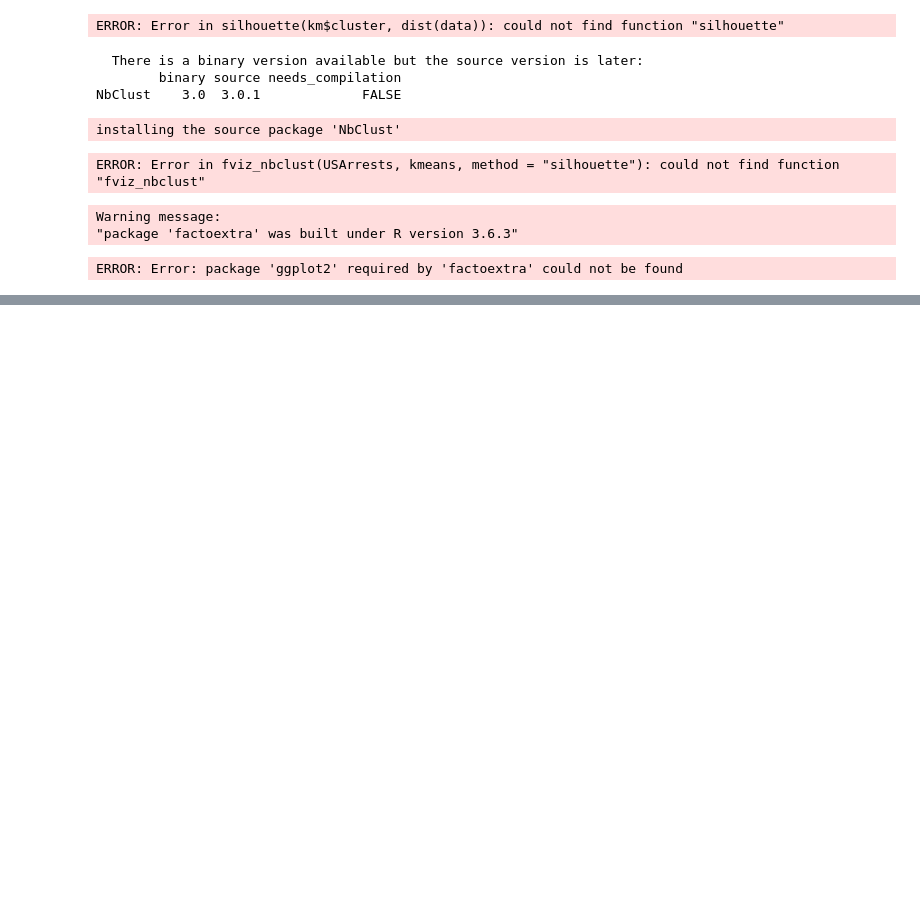
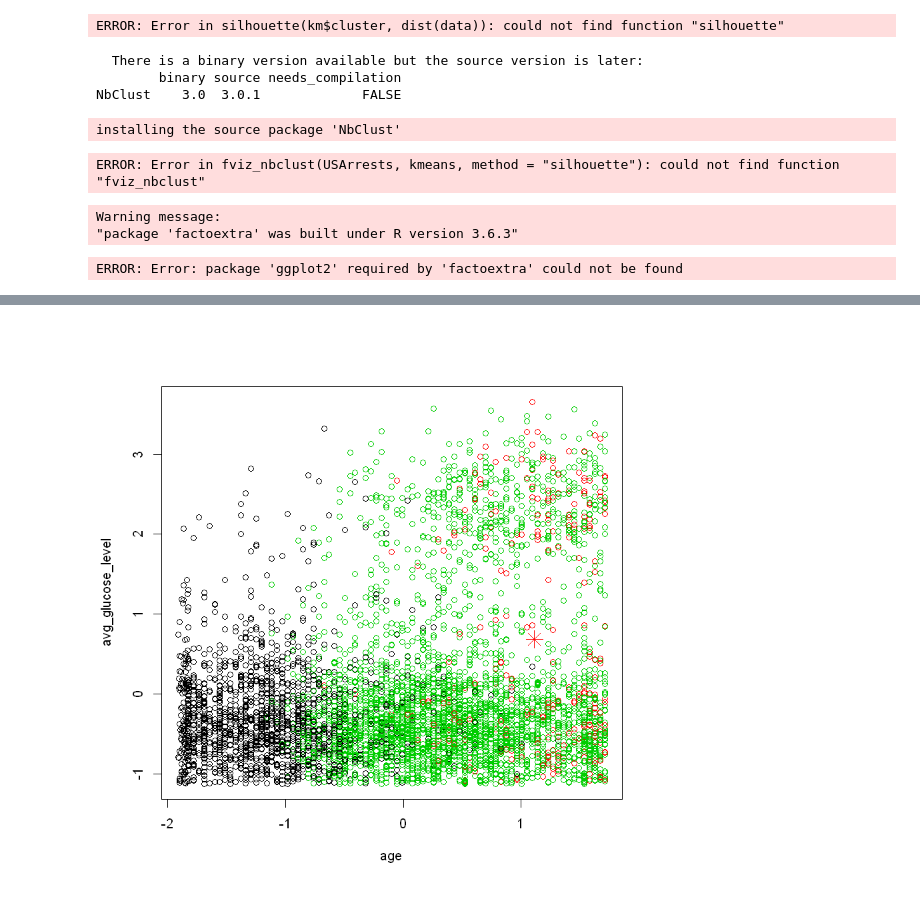
Before and after one commit to mriamft/Stroke-Prediction, a Jupyter notebook: Phase(2) Data Mining Notebook.ipynb, the cells around one changed output, grey strips where cells are left out. Saved outputs shown, nothing was run; the diff lists cells and outputs as text; code cells hidden in the pictures; blank space fills up the shorter version.

```diff
--- a/Phase(2) Data Mining Notebook.ipynb
+++ b/Phase(2) Data Mining Notebook.ipynb
@@ -1068,0 +879,2 @@ ERROR: Error: package 'ggplot2' required by 'factoextra' could not be found
+# %%
+data <- data[,!names(data) %in% c("stroke","id")]
@@ -1068,0 +956,7 @@ ERROR: Error: package 'ggplot2' required by 'factoextra' could not be found
+# %%
+# Convert all columns to numeric type
+for (col in names(data)) {
+  data[[col]] <- as.numeric(data[[col]])
+}
+# %%
+data <- scale(data)
@@ -1068,0 +973,2 @@ ERROR: Error: package 'ggplot2' required by 'factoextra' could not be found
+# %%
+kmeans.result <- kmeans(data, 3)
@@ -1068,0 +1005,7 @@ ERROR: Error: package 'ggplot2' required by 'factoextra' could not be found
+# %%
+# plot cluster points
+plot(data[, c("age","avg_glucose_level")], col = (kmeans.result$cluster) )
+# this command add Points(center) to a Plot
+points(kmeans.result$centers[, c("age","avg_glucose_level")],  col = 1:3, pch = 8, cex=2)
+# %% [output]
+[figure, added]
```
Also changed, not shown: parts of 47 cells of this notebook.
